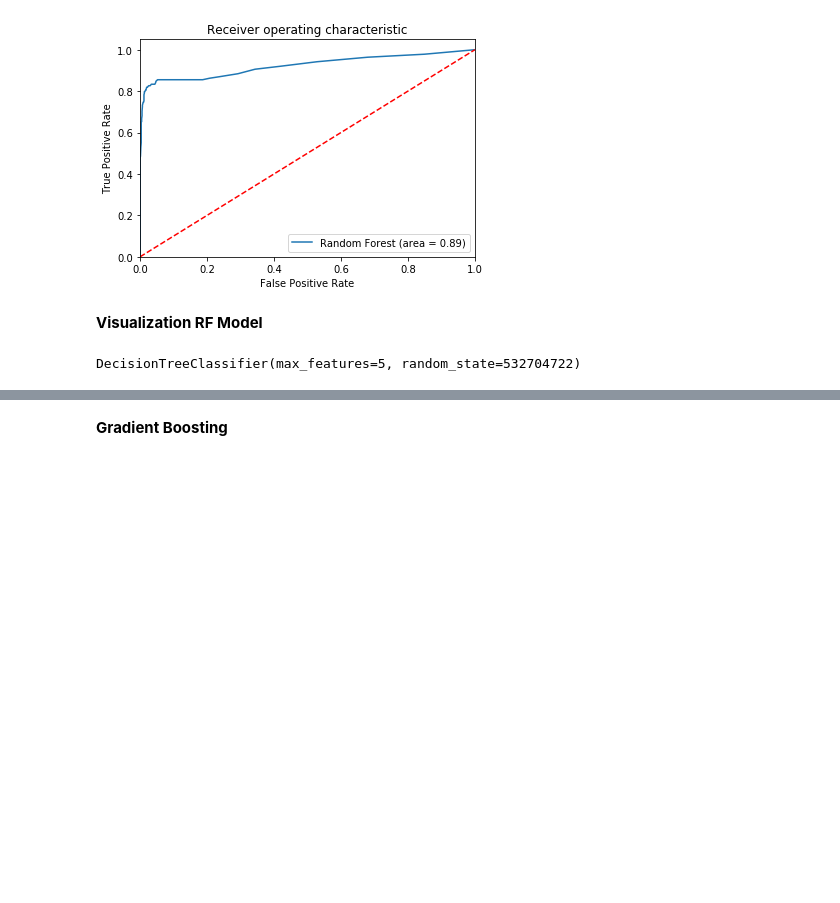
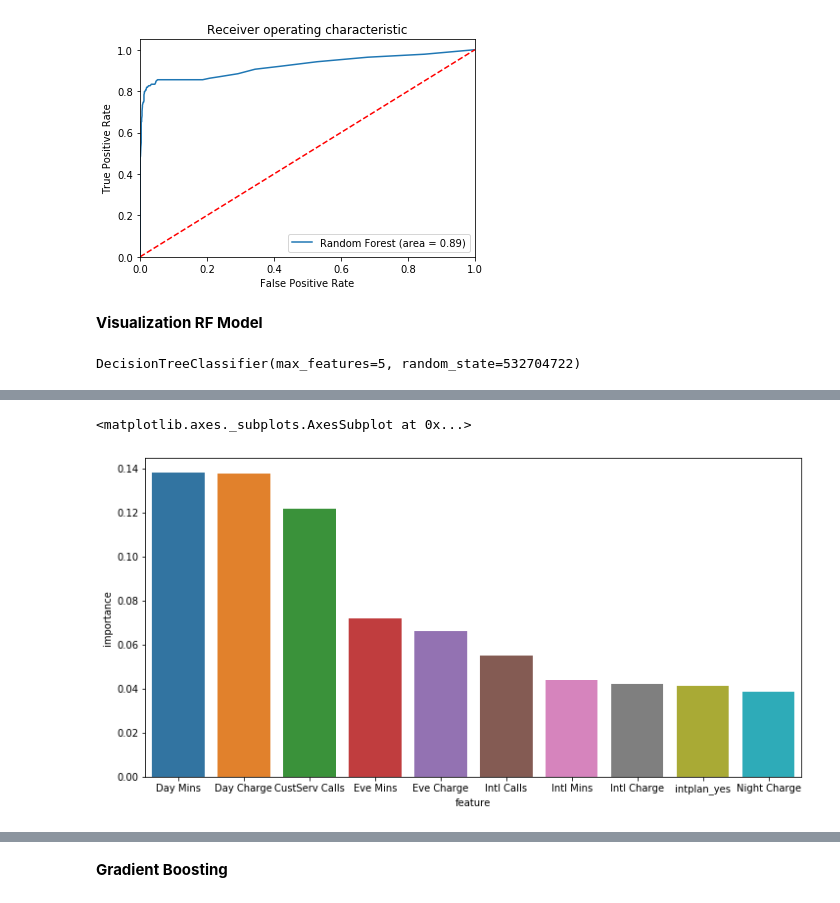
Before and after one commit to ricciluk/Predict-Customer-Churn, a Jupyter notebook: Customer Churn.ipynb, the cells around one changed output, grey strips where cells are left out. Cells and saved outputs as stored; diff of their text form; code cells hidden in the pictures; blank space fills up the shorter version.

```diff
--- a/Customer Churn.ipynb
+++ b/Customer Churn.ipynb
@@ -230,0 +233,12 @@ Image(graph.create_png())
+# %%
+feature_importances=pd.DataFrame(columns=['feature','importance'])
+importances = list(rf.feature_importances_)
+feature_importances['feature']=feature_cols
+feature_importances['importance']=importances
+feature_importances=feature_importances.sort_values(by=['importance'], ascending=False)
+
+plt.figure(figsize=(12,6))
+sns.barplot(x="feature", y="importance", data=feature_importances[:10])
+# %% [output]
+<matplotlib.axes._subplots.AxesSubplot at 0x...>
+[figure, added]
```
Also changed, not shown: parts of 13 cells of this notebook.
